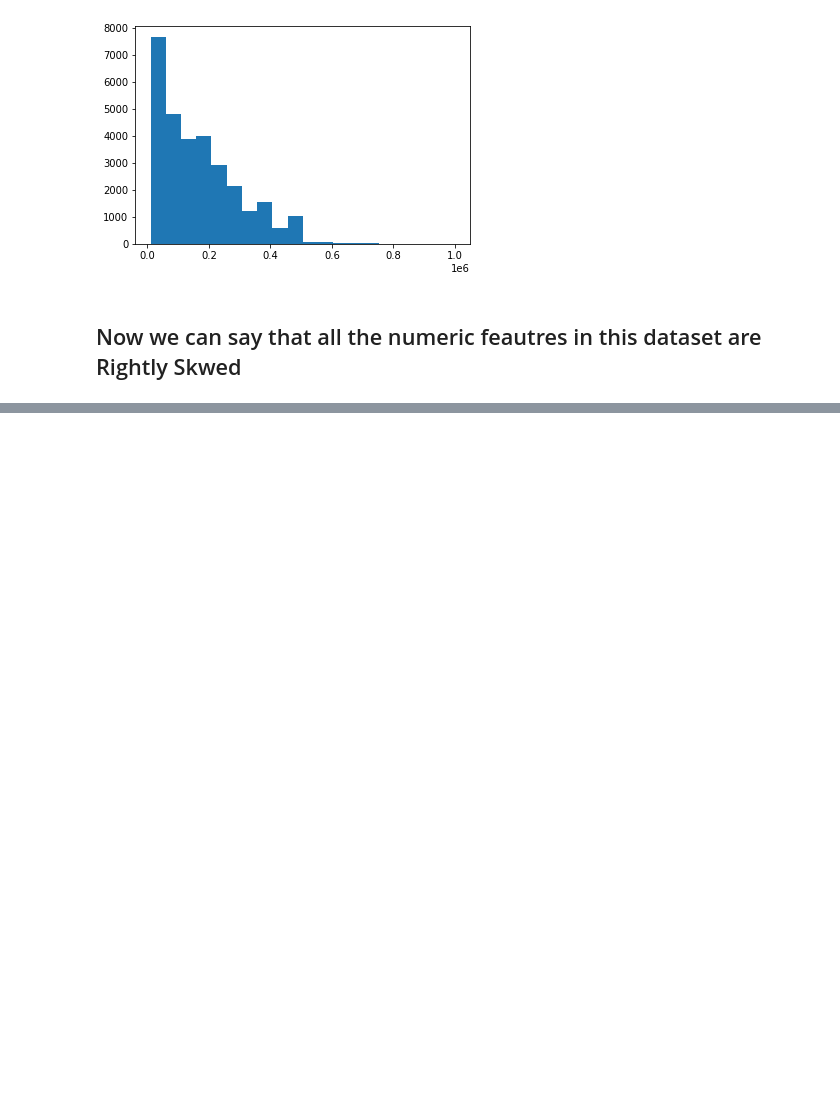
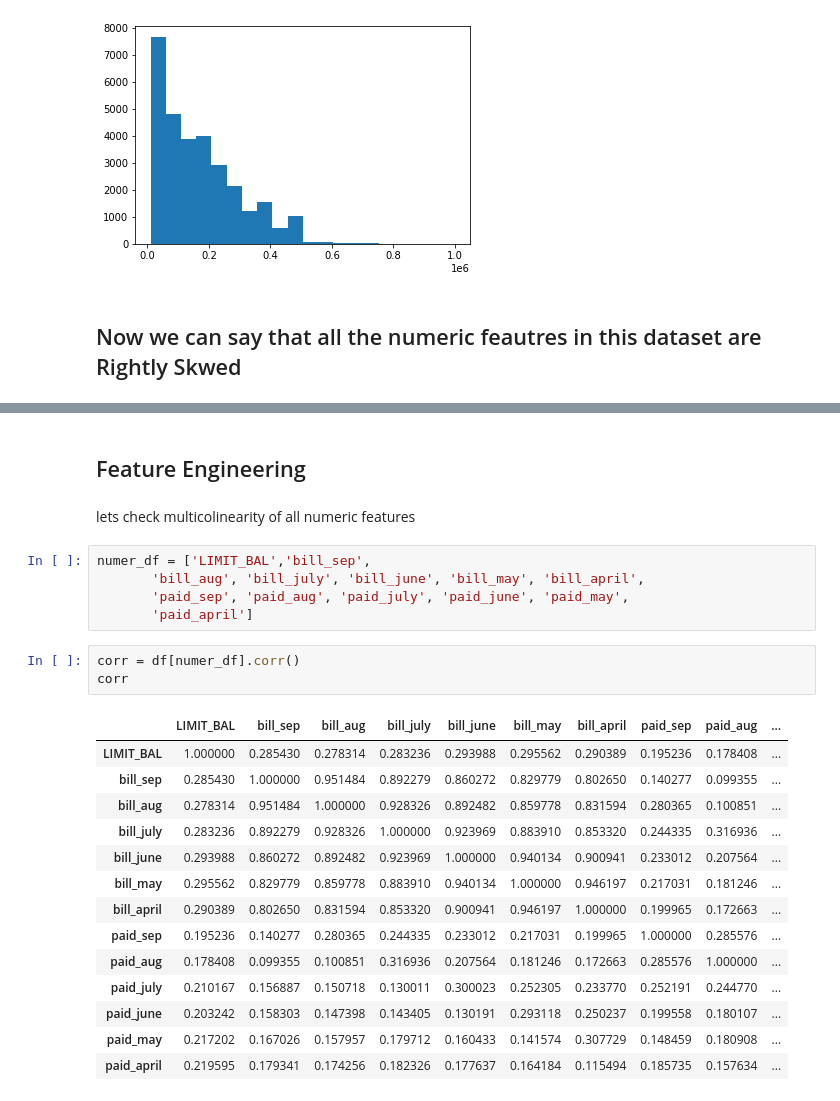
Before and after one commit to IfrazQazi/Credit-Card-Default-Prediction, a Jupyter notebook: Credit_Card_Default_Prediction.ipynb, the cells around one changed output, grey strips where cells are left out. Saved outputs shown, nothing was run; the diff lists cells and outputs as text; blank space fills up the shorter version.

Commit message:
Feature Engineering

```diff
--- a/Credit_Card_Default_Prediction.ipynb
+++ b/Credit_Card_Default_Prediction.ipynb
@@ -507,0 +517,27 @@ plt.hist(df['LIMIT_BAL'],bins=20)
+# %% [markdown]
+## Feature Engineering
+# %% [markdown]
+lets check multicolinearity of all numeric features
+# %%
+numer_df = ['LIMIT_BAL','bill_sep',
+       'bill_aug', 'bill_july', 'bill_june', 'bill_may', 'bill_april',
+       'paid_sep', 'paid_aug', 'paid_july', 'paid_june', 'paid_may',
+       'paid_april']
+# %%
+corr = df[numer_df].corr()
+corr
+# %% [output]
+|  | LIMIT_BAL | bill_sep | bill_aug | bill_july | bill_june | bill_may | bill_april | paid_sep | paid_aug | ... |
+| LIMIT_BAL | 1.000000 | 0.285430 | 0.278314 | 0.283236 | 0.293988 | 0.295562 | 0.290389 | 0.195236 | 0.178408 | ... |
+| bill_sep | 0.285430 | 1.000000 | 0.951484 | 0.892279 | 0.860272 | 0.829779 | 0.802650 | 0.140277 | 0.099355 | ... |
+| bill_aug | 0.278314 | 0.951484 | 1.000000 | 0.928326 | 0.892482 | 0.859778 | 0.831594 | 0.280365 | 0.100851 | ... |
+| bill_july | 0.283236 | 0.892279 | 0.928326 | 1.000000 | 0.923969 | 0.883910 | 0.853320 | 0.244335 | 0.316936 | ... |
+| bill_june | 0.293988 | 0.860272 | 0.892482 | 0.923969 | 1.000000 | 0.940134 | 0.900941 | 0.233012 | 0.207564 | ... |
+| bill_may | 0.295562 | 0.829779 | 0.859778 | 0.883910 | 0.940134 | 1.000000 | 0.946197 | 0.217031 | 0.181246 | ... |
+| bill_april | 0.290389 | 0.802650 | 0.831594 | 0.853320 | 0.900941 | 0.946197 | 1.000000 | 0.199965 | 0.172663 | ... |
+| paid_sep | 0.195236 | 0.140277 | 0.280365 | 0.244335 | 0.233012 | 0.217031 | 0.199965 | 1.000000 | 0.285576 | ... |
+| paid_aug | 0.178408 | 0.099355 | 0.100851 | 0.316936 | 0.207564 | 0.181246 | 0.172663 | 0.285576 | 1.000000 | ... |
+| paid_july | 0.210167 | 0.156887 | 0.150718 | 0.130011 | 0.300023 | 0.252305 | 0.233770 | 0.252191 | 0.244770 | ... |
+| paid_june | 0.203242 | 0.158303 | 0.147398 | 0.143405 | 0.130191 | 0.293118 | 0.250237 | 0.199558 | 0.180107 | ... |
+| paid_may | 0.217202 | 0.167026 | 0.157957 | 0.179712 | 0.160433 | 0.141574 | 0.307729 | 0.148459 | 0.180908 | ... |
+| paid_april | 0.219595 | 0.179341 | 0.174256 | 0.182326 | 0.177637 | 0.164184 | 0.115494 | 0.185735 | 0.157634 | ... |
```
Also changed, not shown: parts of 10 cells of this notebook.
